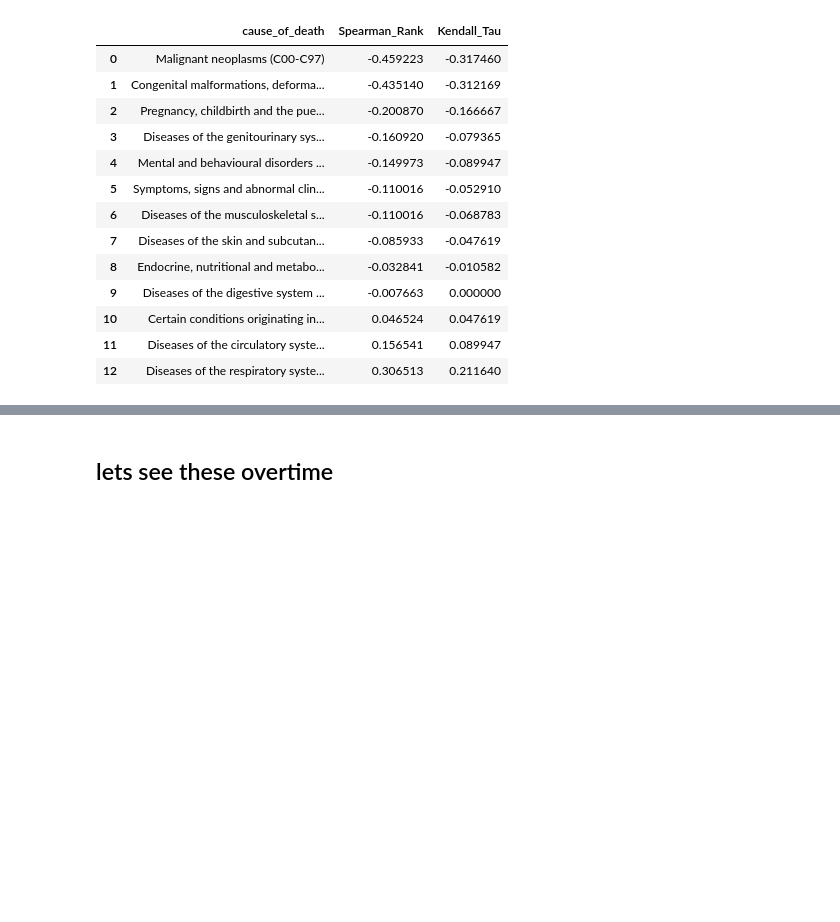
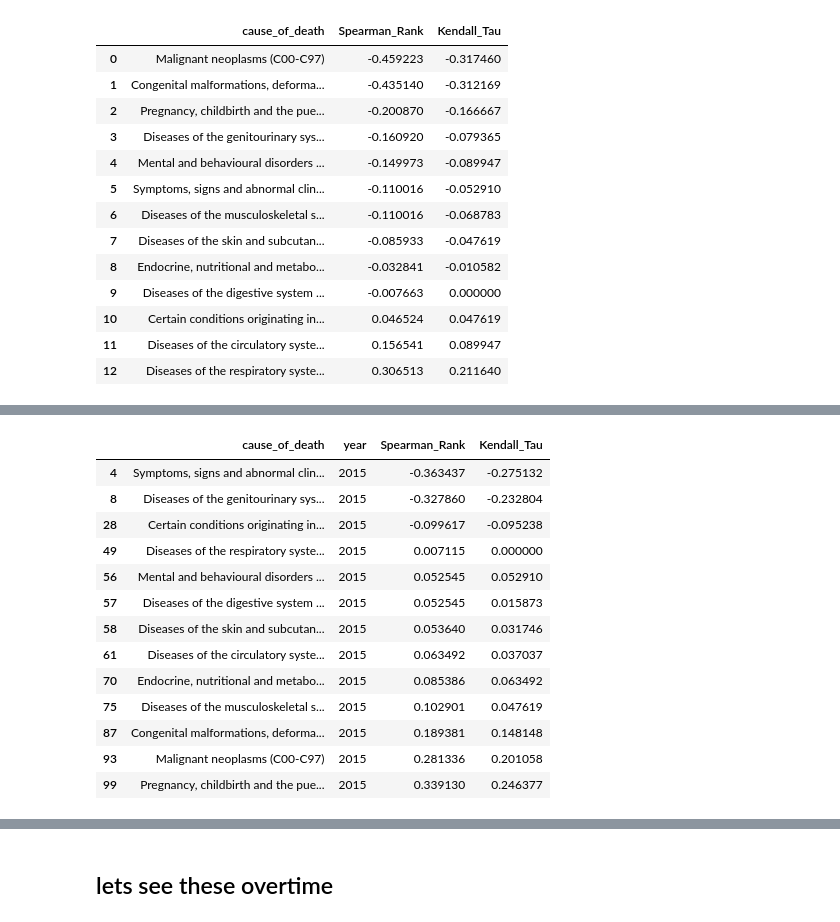
Before and after one commit to jgarza9788/Excess_Mortality_And_Vaccines_In_Europe, a Jupyter notebook: main.ipynb, the cells around one changed output, grey strips where cells are left out. Cells and saved outputs as stored; diff of their text form; code cells hidden in the pictures; blank space fills up the shorter version.

```diff
--- a/main.ipynb
+++ b/main.ipynb
@@ -1926,0 +1922,74 @@ TB_cod = pd.concat([result[result['Spearman_Rank'] <= -0.3],result[result['Spear
+# %%
+# create a ranked list for vaccines - ratio (total_dose/pop.)
+
+v = dxv.copy().reset_index(drop=True)
+v = v.rename(columns={'value': 'vaccines | ratio (total_dose/pop.)'})
+v = v[~v['vaccines | ratio (total_dose/pop.)'].isna()]
+v = v.sort_values(by='vaccines | ratio (total_dose/pop.)',ascending=True) #least vaccine to most vaccines
+v = v[['name','abbr','vaccines | ratio (total_dose/pop.)']]
+v['rank'] = v['vaccines | ratio (total_dose/pop.)'].rank()
+# display(v)
+
+cods = cd[(cd.source == 'cause_of_death') & (cd.value_type == 'normalized') & (cd['year'] == 2022) & (~cd.value.isna()) & (~(cd['filter'] == 'Total')) ]['filter'].drop_duplicates().to_list()
+
+years = [i for i in range(2015,2023,1)]
+
+result = []
+for c in cods:
+
+    for y in years:
+
+        temp = pd.pivot_table(
+            data = cd[(cd['filter'] == c) & (cd.value_type == 'normalized') & (cd['year'] == y)],
+            values = 'value',
+            index = ['name','abbr'],
+            columns=['year'],
+            aggfunc='mean',
+        )
+        temp = temp.reset_index()
+
+        temp = temp.sort_values(by=y,ascending=False) #most deaths to least deaths
+        temp['rank'] = temp[y].rank()
+        # display(temp)
+
+        temp = temp[temp.abbr.isin(v.abbr)]
+        vtemp = v[v.abbr.isin(temp.abbr)]
+
+        for i, row in vtemp.iterrows():
+            temp.loc[temp['abbr']==row['abbr'], 'rank'] = row['rank']
+
+        result.append(
+            {
+                'cause_of_death': c,
+                'year': y,
+                'Spearman_Rank': spearmanr(temp['rank'], vtemp['rank'])[0],
+                'Kendall_Tau': kendalltau(temp['rank'], vtemp['rank'])[0]
+            }
+        )
+
+display(MD(
+'''### Output Interpretation
+
+| Value     | Effect                      | Description/Correlation-Suggestion                                   |
+|-----------|-----------------------------|----------------------------------------------------------------------|
+| **1.0**   | Positive effect             | Suggests more vaccines will lead to fewer [cause of death].          |
+| **0.5**   | Slightly positive effect    | Slightly suggests more vaccines will lead to fewer [cause of death]. |
+| **0.0**   | Null/No effect              | Vaccines do not change the number of [cause of death].               |
+| **-0.5**  | Slightly negative effect    | Slightly suggests more vaccines will lead to more [cause of death].  |
+| **-1.0**  | Negative effect             | Suggests more vaccines will lead to more [cause of death].           |
+
+'''
+))
+
+result = pd.DataFrame(result)
+result = result.sort_values(by='Spearman_Rank')
+result = result.reset_index(drop=True)
+
+display(MD("#### lets point out how many causes of death's increased with the number of vaccines"))
+display(MD(f"* {len(result[result['Spearman_Rank'] <= -0.3])} with a Spearman_Rank less than -0.3"))
+display(MD(f"* {len(result[result['Spearman_Rank'] >= 0.3])} with a Spearman_Rank greater than 0.3"))
+
+for y in years:
+    display(MD(f'##### year = {y}'))
+    display(result[result['year']==y].style.background_gradient(cmap=heatmapCM4,subset=['Spearman_Rank','Kendall_Tau'])) #,vmax=1.0,vmin=-1.0))
+# %% [output]
@@ -1926,0 +2009,14 @@ TB_cod = pd.concat([result[result['Spearman_Rank'] <= -0.3],result[result['Spear
+|  | cause_of_death | year | Spearman_Rank | Kendall_Tau |
+| 4 | Symptoms, signs and abnormal clin... | 2015 | -0.363437 | -0.275132 |
+| 8 | Diseases of the genitourinary sys... | 2015 | -0.327860 | -0.232804 |
+| 28 | Certain conditions originating in... | 2015 | -0.099617 | -0.095238 |
+| 49 | Diseases of the respiratory syste... | 2015 | 0.007115 | 0.000000 |
+| 56 | Mental and behavioural disorders ... | 2015 | 0.052545 | 0.052910 |
+| 57 | Diseases of the digestive system ... | 2015 | 0.052545 | 0.015873 |
+| 58 | Diseases of the skin and subcutan... | 2015 | 0.053640 | 0.031746 |
+| 61 | Diseases of the circulatory syste... | 2015 | 0.063492 | 0.037037 |
+| 70 | Endocrine, nutritional and metabo... | 2015 | 0.085386 | 0.063492 |
+| 75 | Diseases of the musculoskeletal s... | 2015 | 0.102901 | 0.047619 |
+| 87 | Congenital malformations, deforma... | 2015 | 0.189381 | 0.148148 |
+| 93 | Malignant neoplasms (C00-C97) | 2015 | 0.281336 | 0.201058 |
+| 99 | Pregnancy, childbirth and the pue... | 2015 | 0.339130 | 0.246377 |
```
Also changed, not shown: parts of 11 cells of this notebook, 2 other files.
